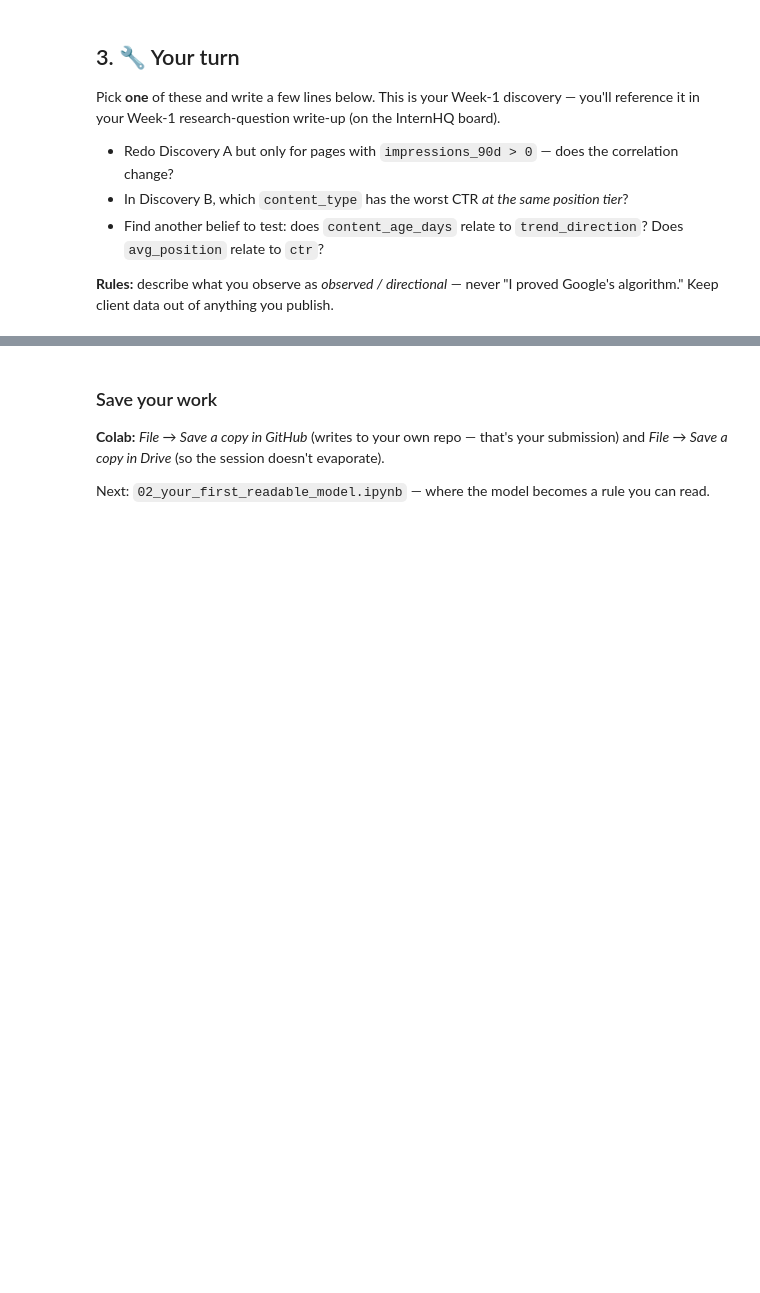
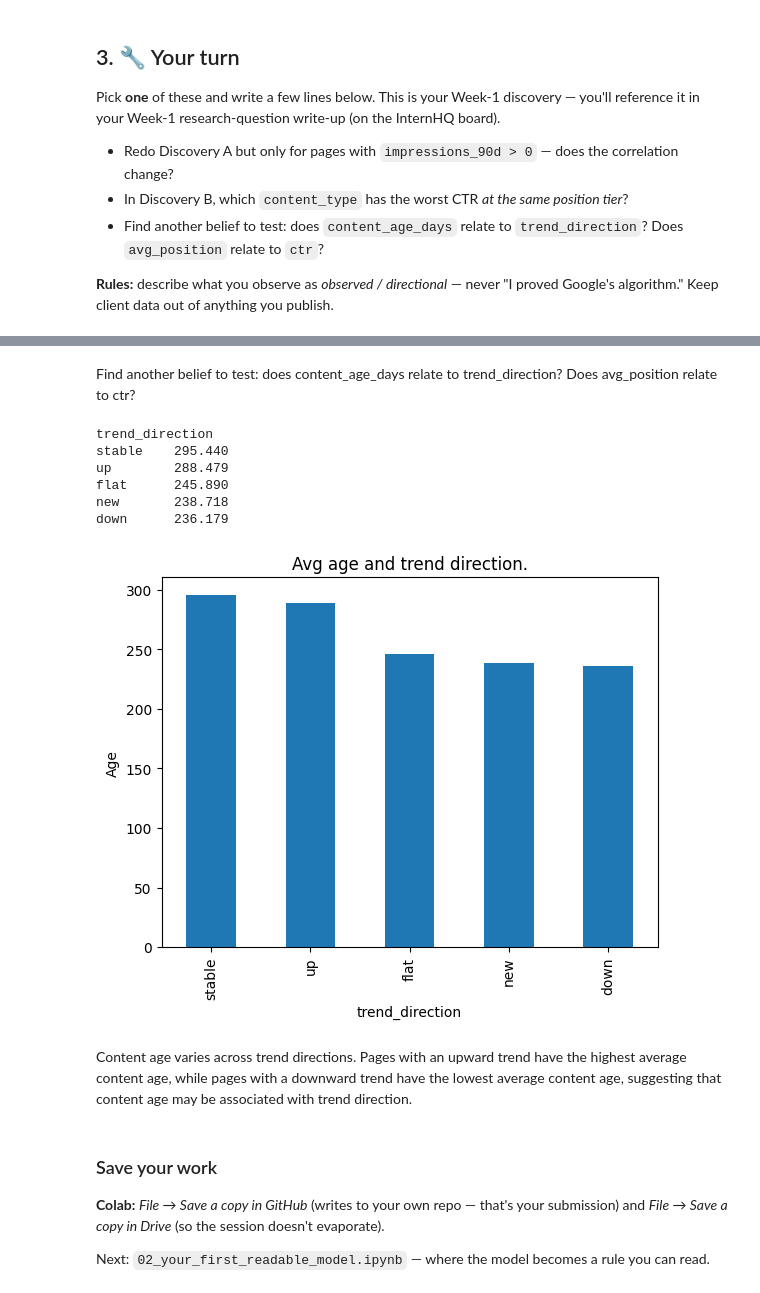
Before and after one commit to Lajnarpimger/Flyrank_internship_work, a Jupyter notebook: notebooks/01_first_look_and_discovery.ipynb, the cells around one changed output, grey strips where cells are left out. Cells and saved outputs as stored; diff of their text form; code cells hidden in the pictures; blank space fills up the shorter version.

```diff
--- a/notebooks/01_first_look_and_discovery.ipynb
+++ b/notebooks/01_first_look_and_discovery.ipynb
@@ -154,3 +236,19 @@ Pick **one** of these and write a few lines below. This is your Week-1 discovery
+# %% [markdown]
+Find another belief to test: does content_age_days relate to trend_direction? Does avg_position relate to ctr?
+# %%
+age_and_trend_dir = df.groupby("trend_direction")["content_age_days"].mean().sort_values(ascending=False)
+print(age_and_trend_dir.round(3).to_string())
+age_and_trend_dir.plot(kind="bar", title="Avg age and trend direction.", ylabel="Age");
+# %% [output]
+trend_direction
+stable    295.440
+up        288.479
+flat      245.890
+new       238.718
+down      236.179
+[figure, added]
+# %% [markdown]
+Content age varies across trend directions. Pages with an upward trend have the highest average content age, while pages with a downward trend have the lowest average content age, suggesting that content age may be associated with trend direction.
 # %% [markdown]
 ### Save your work
 **Colab:** *File → Save a copy in GitHub* (writes to your own repo — that's your submission) and *File → Save a copy in Drive* (so the session doesn't evaporate).
```
Also changed, not shown: parts of 11 cells of this notebook.
